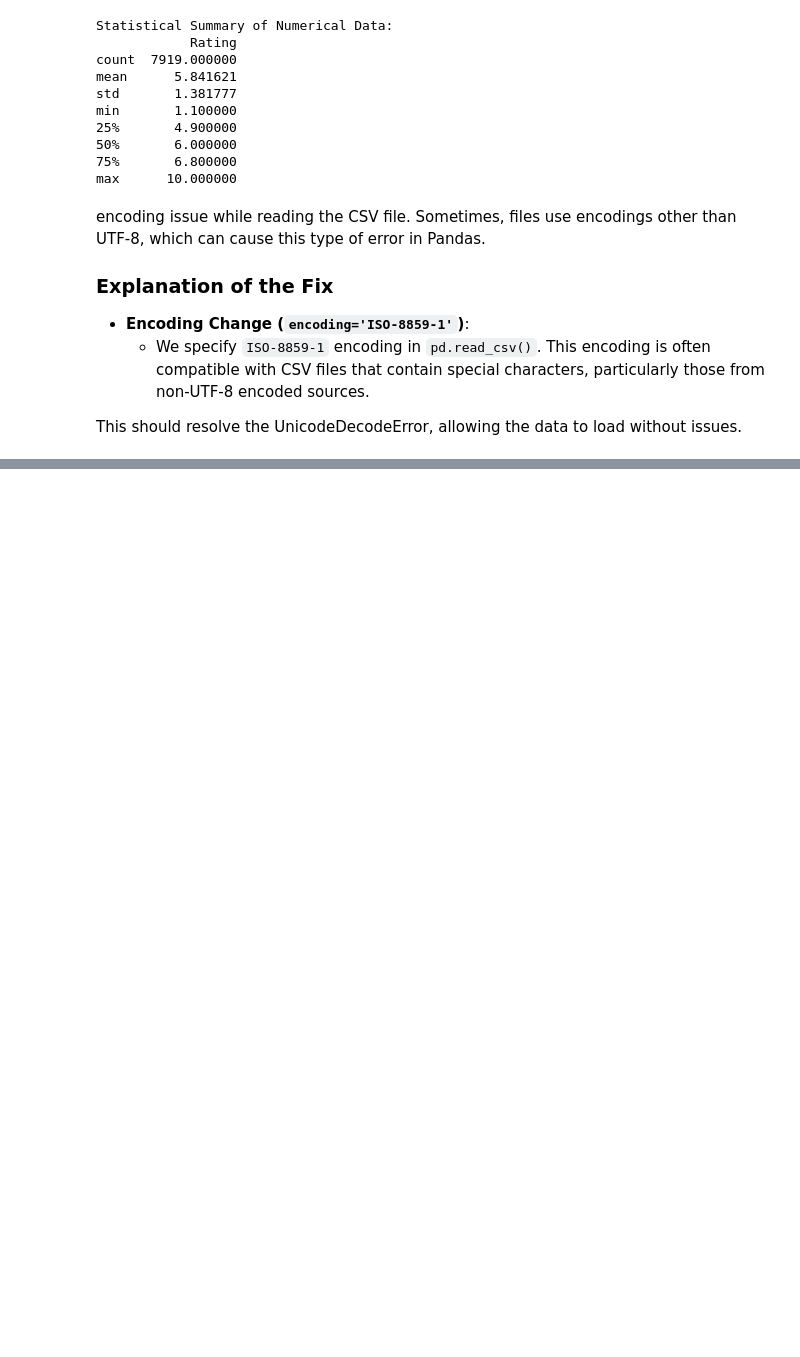
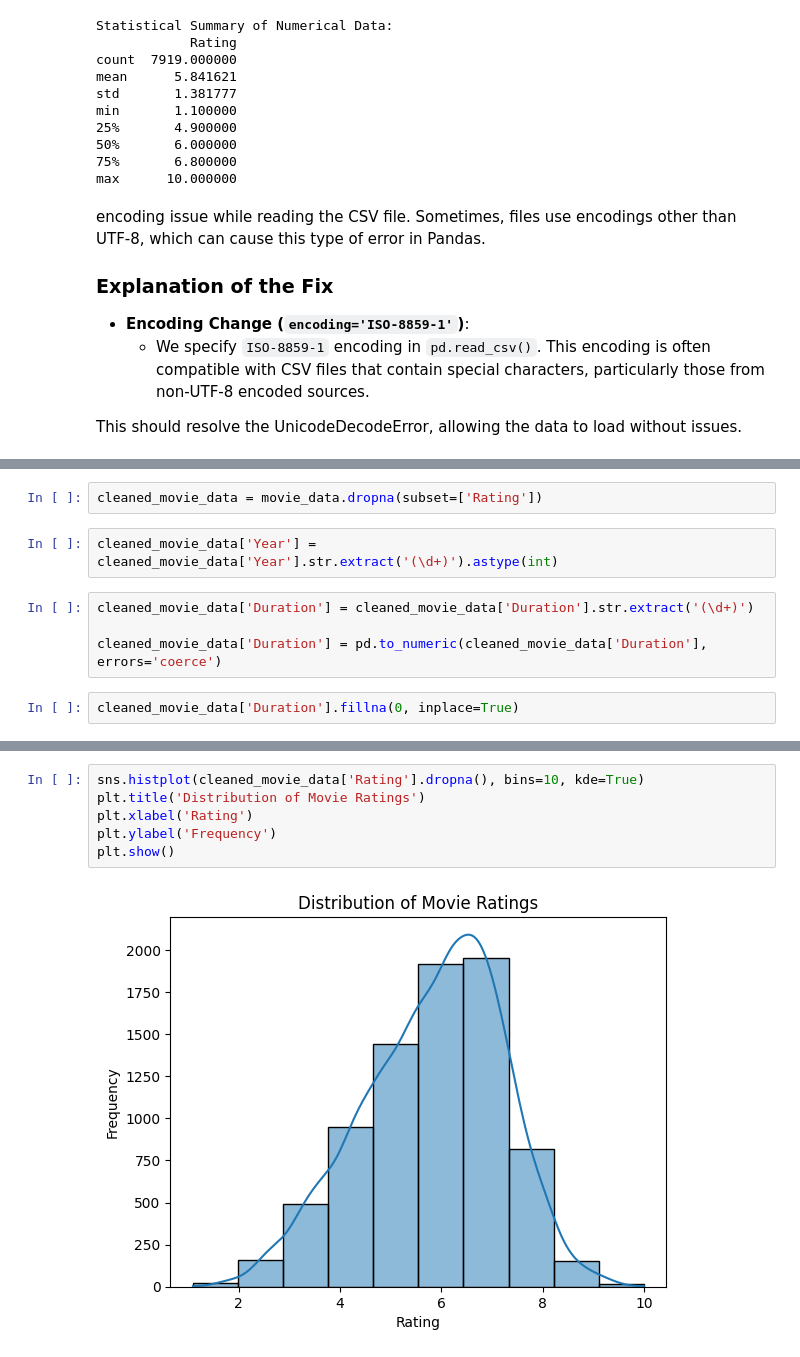
Before and after one commit to rubydamodar/MovieMind-Rating-Prediction, a Jupyter notebook: IMDB Movie Project Work/imdbpage.ipynb, the cells around one changed output, grey strips where cells are left out. Cells and saved outputs as stored; diff of their text form; blank space fills up the shorter version.

```diff
--- a/IMDB Movie Project Work/imdbpage.ipynb
+++ b/IMDB Movie Project Work/imdbpage.ipynb
@@ -111,0 +175,10 @@ This should resolve the UnicodeDecodeError, allowing the data to load without is
+# %%
+cleaned_movie_data = movie_data.dropna(subset=['Rating'])
+# %%
+cleaned_movie_data['Year'] = cleaned_movie_data['Year'].str.extract('(\d+)').astype(int)
+# %%
+cleaned_movie_data['Duration'] = cleaned_movie_data['Duration'].str.extract('(\d+)')
+
+cleaned_movie_data['Duration'] = pd.to_numeric(cleaned_movie_data['Duration'], errors='coerce')
+# %%
+cleaned_movie_data['Duration'].fillna(0, inplace=True)
@@ -111,0 +235,8 @@ This should resolve the UnicodeDecodeError, allowing the data to load without is
+# %%
+sns.histplot(cleaned_movie_data['Rating'].dropna(), bins=10, kde=True)
+plt.title('Distribution of Movie Ratings')
+plt.xlabel('Rating')
+plt.ylabel('Frequency')
+plt.show()
+# %% [output]
+[figure, added]
```
Also changed, not shown: parts of 14 cells of this notebook.
